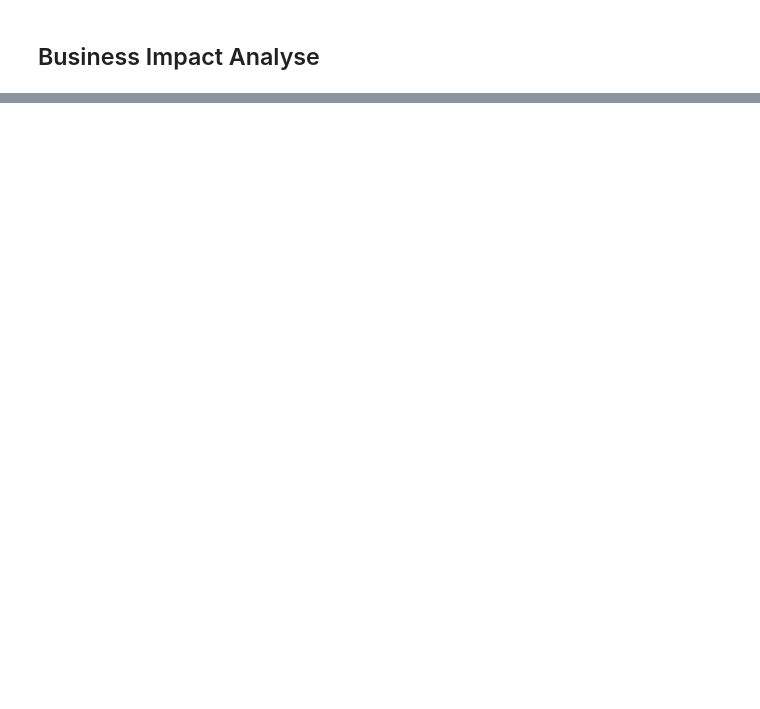
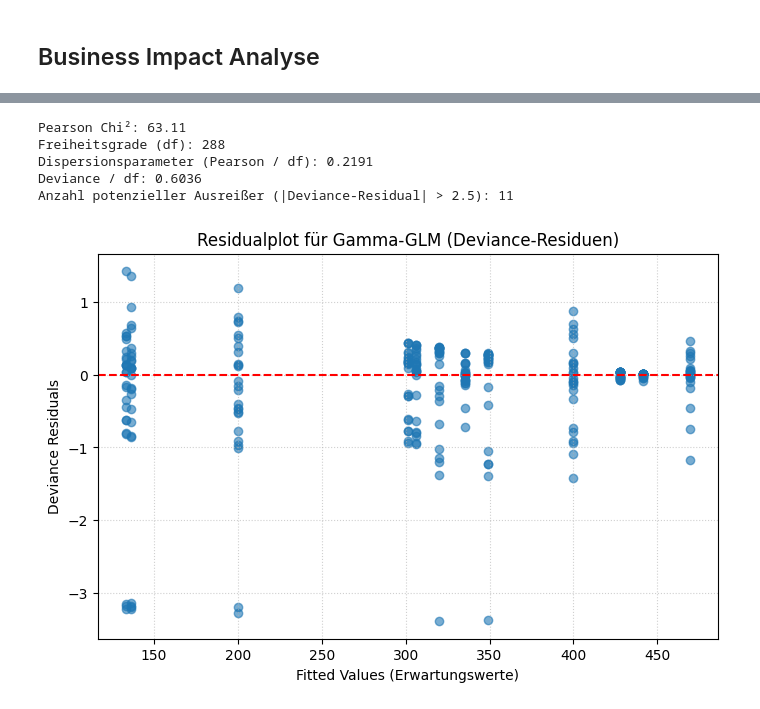
Before and after one commit to StefanEissler/doc-automation-architecture, a Jupyter notebook: notebooks/statistical_evaluation_A_internal.ipynb, the cells around one changed output, grey strips where cells are left out. Cells and saved outputs as stored; diff of their text form; code cells hidden in the pictures; blank space fills up the shorter version.

```diff
--- a/notebooks/statistical_evaluation_A_internal.ipynb
+++ b/notebooks/statistical_evaluation_A_internal.ipynb
@@ -1052,0 +1274,14 @@ df_A_gemini["log_cost_of_pass"] = np.log(df_A_gemini["cost_of_pass"])
+# %%
+import statsmodels.formula.api as smf
+import statsmodels.api as sm
+
+# GLM mit Gamma-Verteilung und Log-Link fitten
+model_glm = smf.glm(
+    formula="cost_of_pass ~ C(condition) * C(complexity)",
+    data=df_A_gemini,
+    family=sm.families.Gamma(link=sm.families.links.Log()),
+).fit(
+    cov_type="HC0"
+)  # Optional mit robusten Standardfehlern: .fit(cov_type='HC3')
+
+display(model_glm.summary())
@@ -1052,0 +1312,38 @@ df_A_gemini["log_cost_of_pass"] = np.log(df_A_gemini["cost_of_pass"])
+# %%
+# Pearson Chi-Quadrat und Dispersion prüfen (korrekt mit .resid_pearson)
+pearson_chi2 = np.sum(model_glm.resid_pearson**2)
+df_resid = model_glm.df_resid
+dispersion = pearson_chi2 / df_resid
+
+print(f"Pearson Chi²: {pearson_chi2:.2f}")
+print(f"Freiheitsgrade (df): {df_resid}")
+print(f"Dispersionsparameter (Pearson / df): {dispersion:.4f}")
+
+# Deviance und Overdispersion
+deviance = model_glm.deviance
+df_dev = model_glm.df_resid
+print(f"Deviance / df: {deviance / df_dev:.4f}")
+
+dev_residuals = model_glm.resid_deviance
+# Ausreißer-Identifikation über Deviance-Residuen
+outliers_glm = np.where(np.abs(dev_residuals) > 2.5)[0]
+print(f"Anzahl potenzieller Ausreißer (|Deviance-Residual| > 2.5): {len(outliers_glm)}")
+# %% [output]
+Pearson Chi²: 63.11
+Freiheitsgrade (df): 288
+Dispersionsparameter (Pearson / df): 0.2191
+Deviance / df: 0.6036
+Anzahl potenzieller Ausreißer (|Deviance-Residual| > 2.5): 11
+# %%
+fitted_vals_glm = model_glm.fittedvalues
+
+plt.figure(figsize=(8, 5))
+plt.scatter(fitted_vals_glm, dev_residuals, alpha=0.6)
+plt.axhline(0, color="red", linestyle="--")
+plt.xlabel("Fitted Values (Erwartungswerte)")
+plt.ylabel("Deviance Residuals")
+plt.title("Residualplot für Gamma-GLM (Deviance-Residuen)")
+plt.grid(True, linestyle=":", alpha=0.6)
+plt.show()
+# %% [output]
+[figure, added]
```
Also changed, not shown: parts of 23 cells of this notebook, 1 other file.
